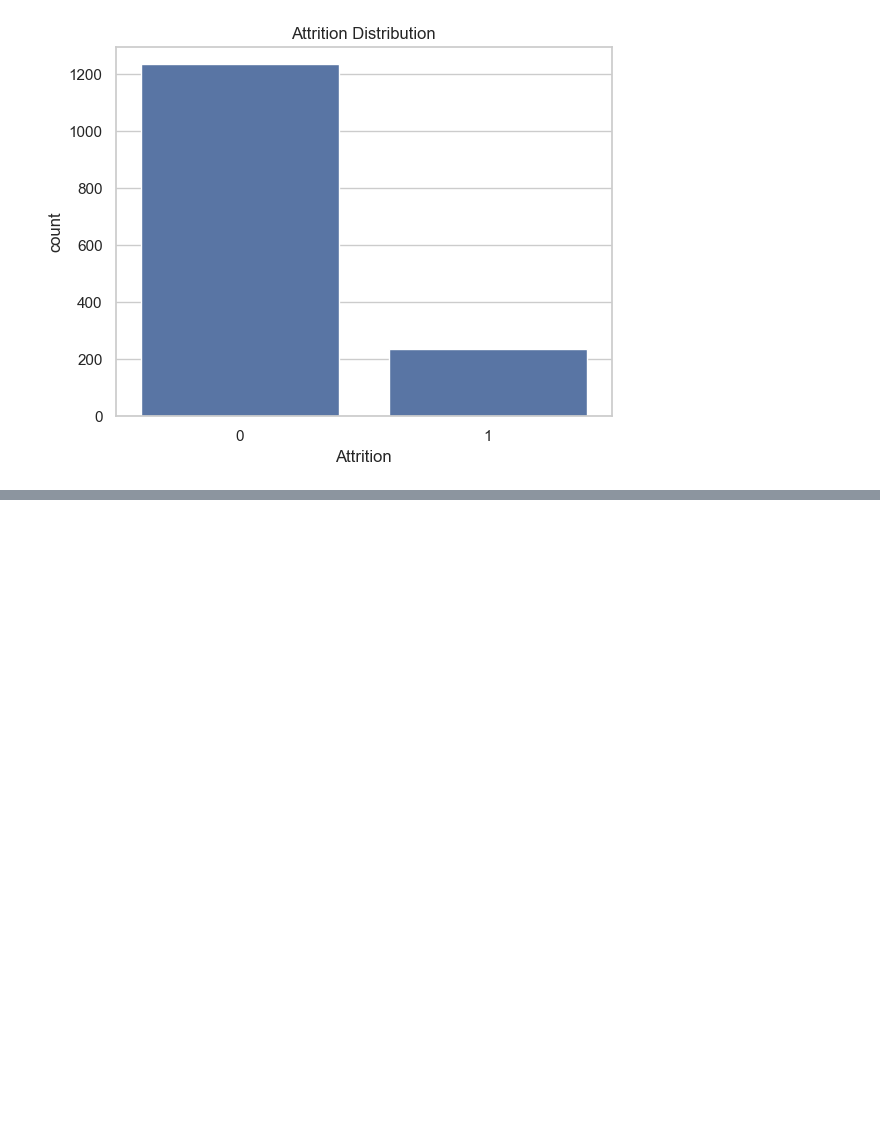
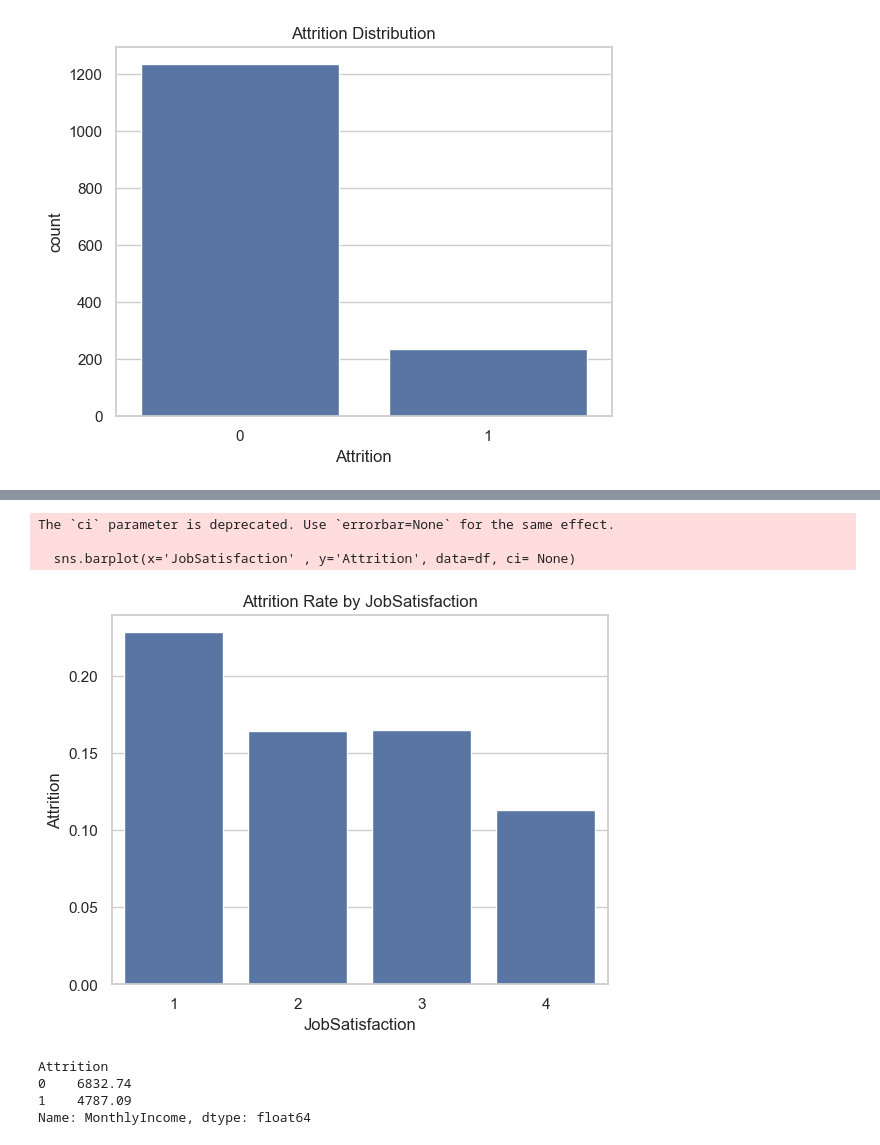
Before and after one commit to jongmin627/employee-attrition-analysis, a Jupyter notebook: notebooks/data_processing.ipynb, the cells around one changed output, grey strips where cells are left out. Drawn from its saved outputs; the diff is of its cells as text; code cells hidden in the pictures; blank space fills up the shorter version.

```diff
--- a/notebooks/data_processing.ipynb
+++ b/notebooks/data_processing.ipynb
@@ -129,0 +134,22 @@ plt.show()
+# %%
+# 근무 만족도에 따른 이탈율 시각화 비교
+
+sns.barplot(x='JobSatisfaction' , y='Attrition', data=df, ci= None)
+plt.title('Attrition Rate by JobSatisfaction')
+plt.show()
+
+# 근무 만족도가 낮을수록 이탈율 증가
+# %% [output]
+The `ci` parameter is deprecated. Use `errorbar=None` for the same effect.
+
+  sns.barplot(x='JobSatisfaction' , y='Attrition', data=df, ci= None)
+[figure, added]
+# %%
+# 연봉에 따른 이탈율 분석
+
+df.groupby('Attrition')['MonthlyIncome'].mean().round(2)
+# %% [output]
+Attrition
+0    6832.74
+1    4787.09
+Name: MonthlyIncome, dtype: float64
```
Also changed, not shown: parts of 20 cells of this notebook, 9 other files.
